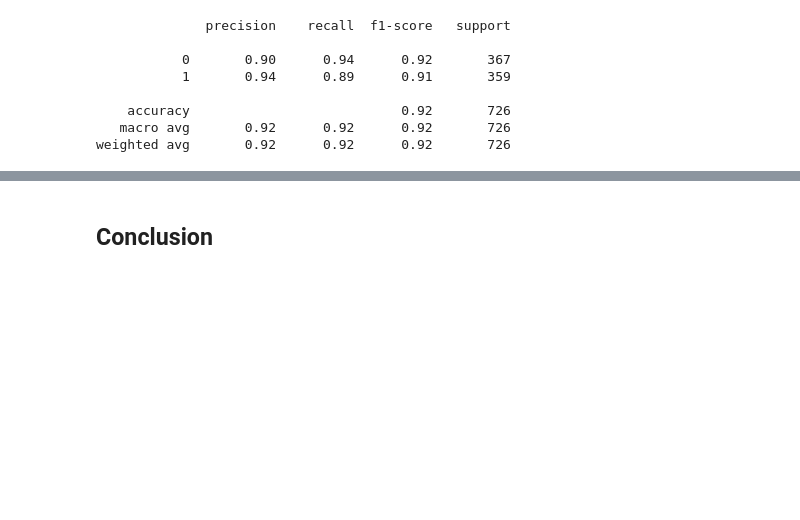
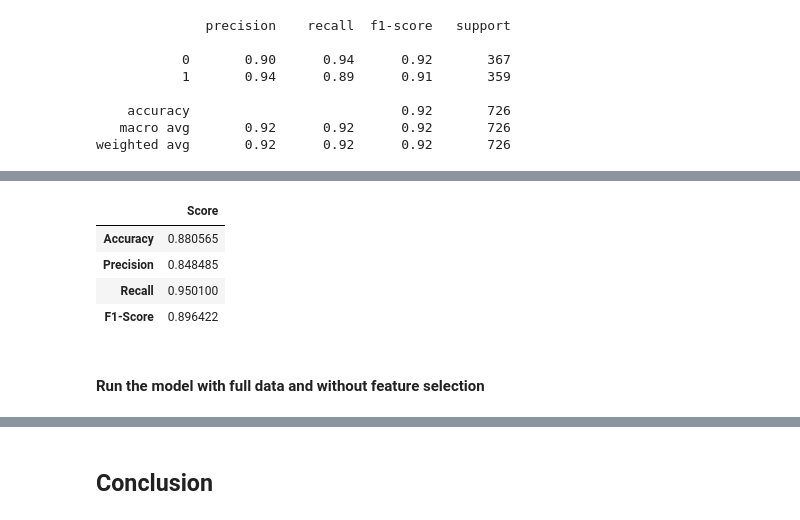
Before and after one commit to quickheaven/scs-3251-statistics-for-data-science, a Jupyter notebook: project_spambase_nb.ipynb, the cells around one changed output, grey strips where cells are left out. Cells and saved outputs as stored; diff of their text form; code cells hidden in the pictures; blank space fills up the shorter version.

```diff
--- a/project_spambase_nb.ipynb
+++ b/project_spambase_nb.ipynb
@@ -347,0 +385,4 @@ weighted avg       0.92      0.92      0.92       726
+# %%
+spambase_full = loader.get_full_dataset()
+
+df_result = model_helper.run_statsmodels_logit(spambase_full, is_feature_selection=True)
@@ -347,0 +401,10 @@ weighted avg       0.92      0.92      0.92       726
+# %%
+df_result
+# %% [output]
+|  | Score |
+| Accuracy | 0.880565 |
+| Precision | 0.848485 |
+| Recall | 0.950100 |
+| F1-Score | 0.896422 |
+# %% [markdown]
+#### Run the model with full data and without feature selection
```
Also changed, not shown: parts of 15 cells of this notebook, 2 other files.
